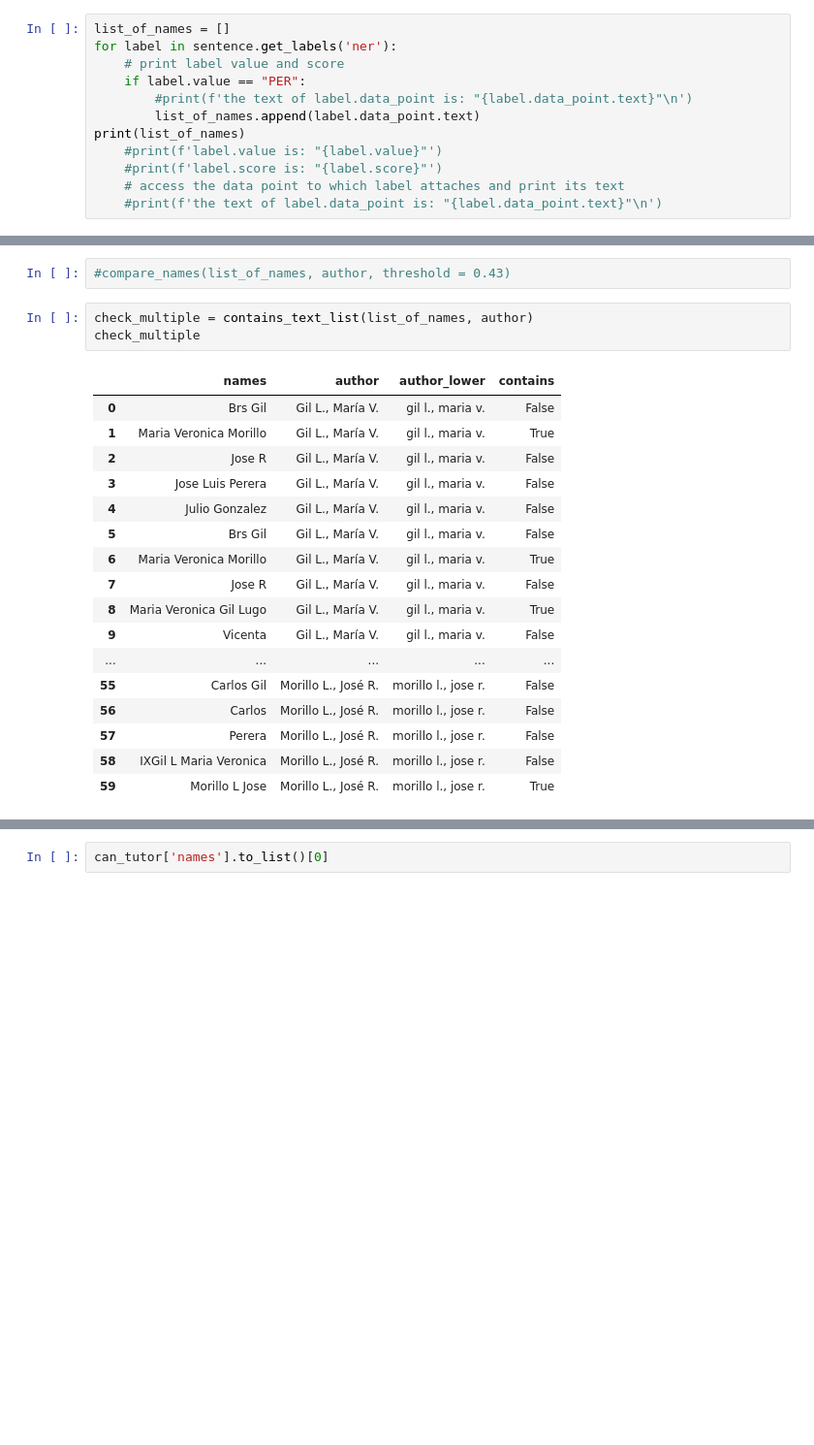
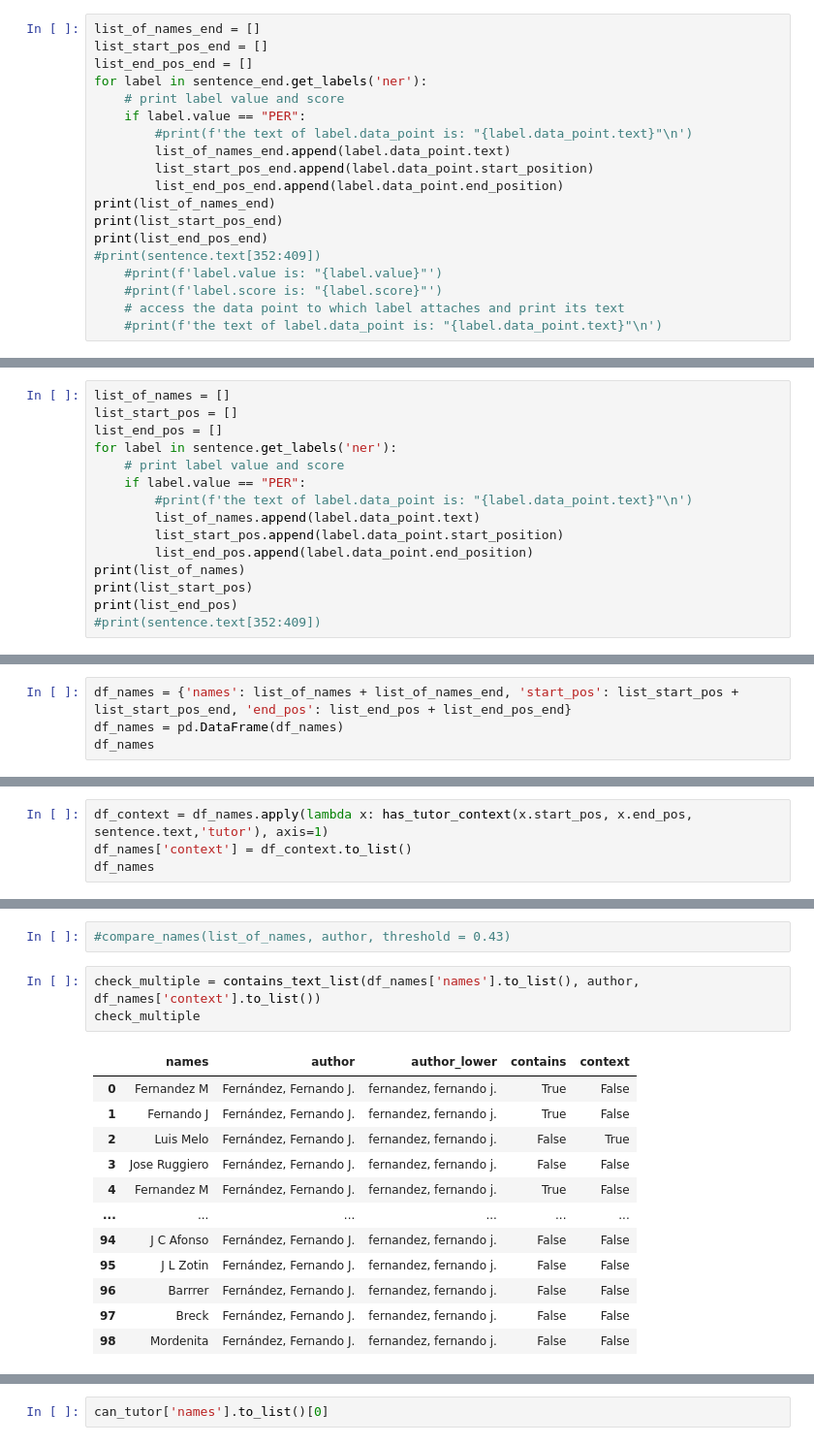
Before and after one commit to HighDeFing/thesis_v4, a Jupyter notebook: notebooks/tutor_matcher.ipynb, the cells around one changed output, grey strips where cells are left out. Shown at 97% size. Cells and saved outputs as stored; diff of their text form; blank space fills up the shorter version.

```diff
--- a/notebooks/tutor_matcher.ipynb
+++ b/notebooks/tutor_matcher.ipynb
@@ -384,11 +469,18 @@ Span[1308:1311]: "Morillo L Jose" → PER (0.9617)
 # %%
-list_of_names = []
-for label in sentence.get_labels('ner'):
+list_of_names_end = []
+list_start_pos_end = []
+list_end_pos_end = []
+for label in sentence_end.get_labels('ner'):
     # print label value and score
     if label.value == "PER":
         #print(f'the text of label.data_point is: "{label.data_point.text}"\n')
-        list_of_names.append(label.data_point.text)
-print(list_of_names)
+        list_of_names_end.append(label.data_point.text)
+        list_start_pos_end.append(label.data_point.start_position)
+        list_end_pos_end.append(label.data_point.end_position)
+print(list_of_names_end)
+print(list_start_pos_end)
+print(list_end_pos_end)
+#print(sentence.text[352:409])
     #print(f'label.value is: "{label.value}"')
     #print(f'label.score is: "{label.score}"')
     # access the data point to which label attaches and print its text
@@ -397,0 +492,15 @@ print(list_of_names)
+# %%
+list_of_names = []
+list_start_pos = []
+list_end_pos = []
+for label in sentence.get_labels('ner'):
+    # print label value and score
+    if label.value == "PER":
+        #print(f'the text of label.data_point is: "{label.data_point.text}"\n')
+        list_of_names.append(label.data_point.text)
+        list_start_pos.append(label.data_point.start_position)
+        list_end_pos.append(label.data_point.end_position)
+print(list_of_names)
+print(list_start_pos)
+print(list_end_pos)
+#print(sentence.text[352:409])
@@ -397,0 +511,4 @@ print(list_of_names)
+# %%
+df_names = {'names': list_of_names + list_of_names_end, 'start_pos': list_start_pos + list_start_pos_end, 'end_pos': list_end_pos + list_end_pos_end}
+df_names = pd.DataFrame(df_names)
+df_names
@@ -397,0 +529,4 @@ print(list_of_names)
+# %%
+df_context = df_names.apply(lambda x: has_tutor_context(x.start_pos, x.end_pos, sentence.text,'tutor'), axis=1)
+df_names['context'] = df_context.to_list()
+df_names
@@ -400,23 +549,18 @@ print(list_of_names)
 # %%
 #compare_names(list_of_names, author, threshold = 0.43)
 # %%
-check_multiple = contains_text_list(list_of_names, author)
+check_multiple = contains_text_list(df_names['names'].to_list(), author, df_names['context'].to_list())
 check_multiple
 # %% [output]
-|  | names | author | author_lower | contains |
-| 0 | Brs Gil | Gil L., María V. | gil l., maria v. | False |
-| 1 | Maria Veronica Morillo | Gil L., María V. | gil l., maria v. | True |
-| 2 | Jose R | Gil L., María V. | gil l., maria v. | False |
-| 3 | Jose Luis Perera | Gil L., María V. | gil l., maria v. | False |
-| 4 | Julio Gonzalez | Gil L., María V. | gil l., maria v. | False |
-| 5 | Brs Gil | Gil L., María V. | gil l., maria v. | False |
-| 6 | Maria Veronica Morillo | Gil L., María V. | gil l., maria v. | True |
-| 7 | Jose R | Gil L., María V. | gil l., maria v. | False |
-| 8 | Maria Veronica Gil Lugo | Gil L., María V. | gil l., maria v. | True |
-| 9 | Vicenta | Gil L., María V. | gil l., maria v. | False |
-| ... | ... | ... | ... | ... |
-| 55 | Carlos Gil | Morillo L., José R. | morillo l., jose r. | False |
-| 56 | Carlos | Morillo L., José R. | morillo l., jose r. | False |
-| 57 | Perera | Morillo L., José R. | morillo l., jose r. | False |
-| 58 | IXGil L Maria Veronica | Morillo L., José R. | morillo l., jose r. | False |
-| 59 | Morillo L Jose | Morillo L., José R. | morillo l., jose r. | True |
+|  | names | author | author_lower | contains | context |
+| 0 | Fernandez M | Fernández, Fernando J. | fernandez, fernando j. | True | False |
+| 1 | Fernando J | Fernández, Fernando J. | fernandez, fernando j. | True | False |
+| 2 | Luis Melo | Fernández, Fernando J. | fernandez, fernando j. | False | True |
+| 3 | Jose Ruggiero | Fernández, Fernando J. | fernandez, fernando j. | False | False |
+| 4 | Fernandez M | Fernández, Fernando J. | fernandez, fernando j. | True | False |
+| ... | ... | ... | ... | ... | ... |
+| 94 | J C Afonso | Fernández, Fernando J. | fernandez, fernando j. | False | False |
+| 95 | J L Zotin | Fernández, Fernando J. | fernandez, fernando j. | False | False |
+| 96 | Barrrer | Fernández, Fernando J. | fernandez, fernando j. | False | False |
+| 97 | Breck | Fernández, Fernando J. | fernandez, fernando j. | False | False |
+| 98 | Mordenita | Fernández, Fernando J. | fernandez, fernando j. | False | False |
```
Also changed, not shown: parts of 22 cells of this notebook, 29 other files.
